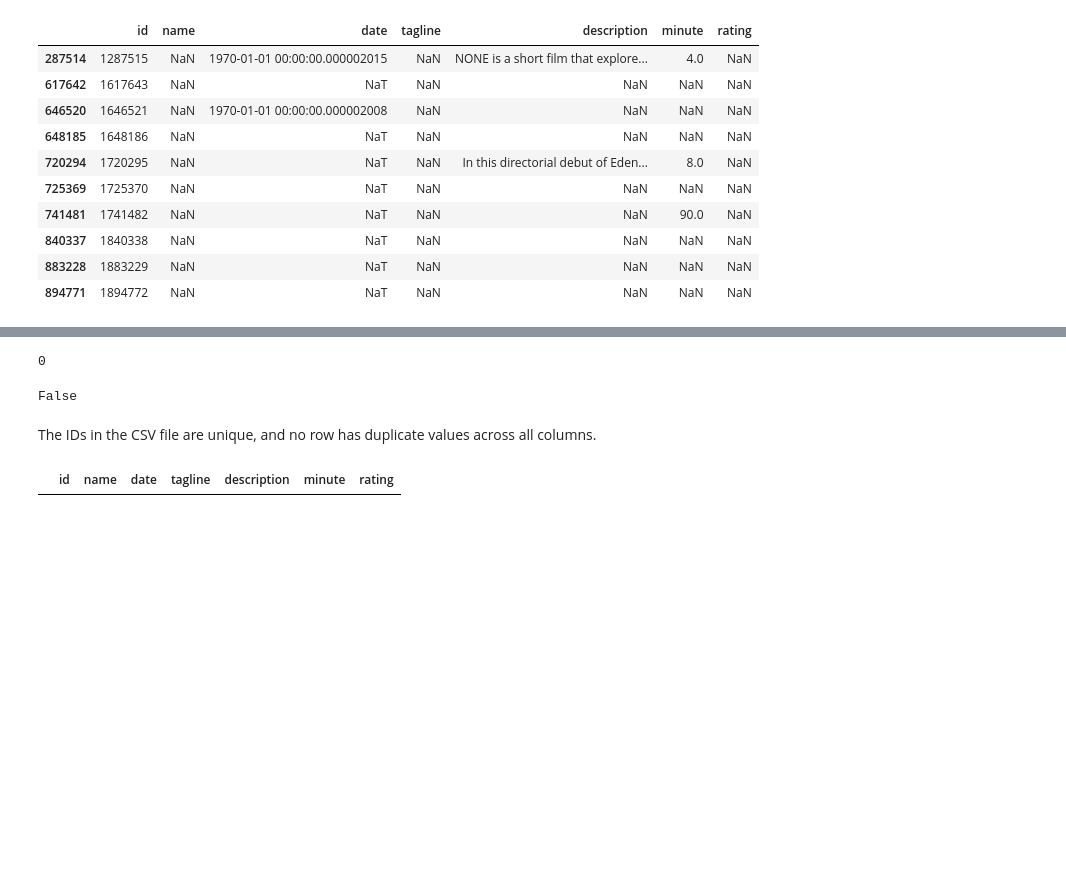
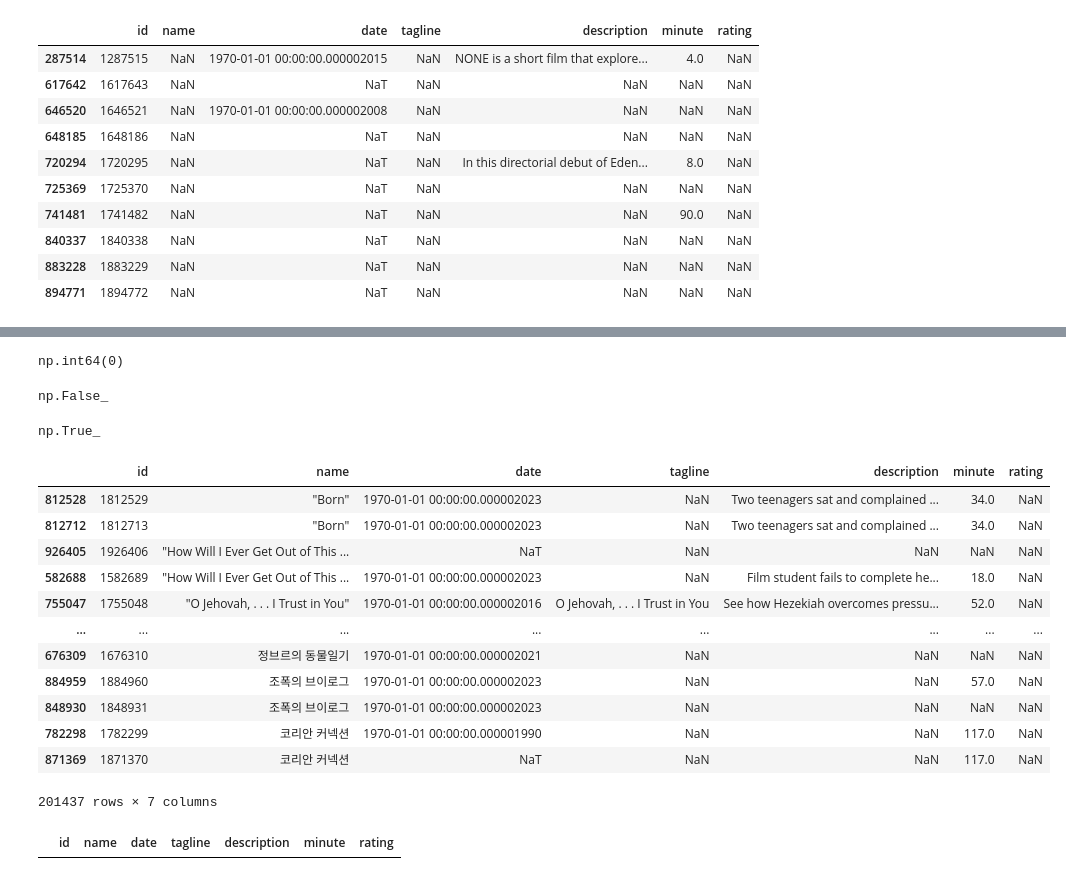
Before and after one commit to Yassek98/IUM-TWEB-Project, a Jupyter notebook: notebooks/explorations/data_exploration.ipynb, the cells around one changed output, grey strips where cells are left out. Saved outputs shown, nothing was run; the diff lists cells and outputs as text; code cells hidden in the pictures; blank space fills up the shorter version.

Commit message:
Add files via upload
ho eliminato i film con 'name' nullo e visualizzato quelli con 'name' duplicato

```diff
--- a/notebooks/explorations/data_exploration.ipynb
+++ b/notebooks/explorations/data_exploration.ipynb
@@ -6,7 +6,7 @@ import pandas as pd
 ## Movies Dataframe
 The Movies dataframe contains detailed information about over 940,000 films, including their unique IDs, titles, release dates, poster taglines, short descriptions, durations in minutes, and their ratings.
 # %%
-movies_df = pd.read_csv('../csv/movies.csv')
+movies_df = pd.read_csv('csv/movies.csv')
 # %%
 movies_df.shape
 # %% [output]
@@ -78,4 +84,4 @@ movies_df[movies_df['name'].isna()]
 # %%
 movies_df.duplicated().sum()
 # %% [output]
-0
+np.int64(0)
@@ -84,9 +88,32 @@ movies_df = movies_df.dropna(subset=['name'])
 # %%
 movies_df['id'].duplicated().any()
 # %% [output]
-False
+np.False_
-# %% [markdown]
-The IDs in the CSV file are unique, and no row has duplicate values across all columns.
+# %%
+# Trova i film con nomi duplicati
+movies_df['name'].duplicated().any()
+# %% [output]
+np.True_
+# %%
+duplicati = movies_df[movies_df['name'].duplicated(keep=False)]
+
+duplicati = duplicati.sort_values(by='name')
+
+duplicati
+# %% [output]
+|  | id | name | date | tagline | description | minute | rating |
+| 812528 | 1812529 | "Born" | 1970-01-01 00:00:00.000002023 | NaN | Two teenagers sat and complained ... | 34.0 | NaN |
+| 812712 | 1812713 | "Born" | 1970-01-01 00:00:00.000002023 | NaN | Two teenagers sat and complained ... | 34.0 | NaN |
+| 926405 | 1926406 | "How Will I Ever Get Out of This ... | NaT | NaN | NaN | NaN | NaN |
+| 582688 | 1582689 | "How Will I Ever Get Out of This ... | 1970-01-01 00:00:00.000002023 | NaN | Film student fails to complete he... | 18.0 | NaN |
+| 755047 | 1755048 | "O Jehovah, . . . I Trust in You" | 1970-01-01 00:00:00.000002016 | O Jehovah, . . . I Trust in You | See how Hezekiah overcomes pressu... | 52.0 | NaN |
+| ... | ... | ... | ... | ... | ... | ... | ... |
+| 676309 | 1676310 | 정브르의 동물일기 | 1970-01-01 00:00:00.000002021 | NaN | NaN | NaN | NaN |
+| 884959 | 1884960 | 조폭의 브이로그 | 1970-01-01 00:00:00.000002023 | NaN | NaN | 57.0 | NaN |
+| 848930 | 1848931 | 조폭의 브이로그 | 1970-01-01 00:00:00.000002023 | NaN | NaN | NaN | NaN |
+| 782298 | 1782299 | 코리안 커넥션 | 1970-01-01 00:00:00.000001990 | NaN | NaN | 117.0 | NaN |
+| 871369 | 1871370 | 코리안 커넥션 | NaT | NaN | NaN | 117.0 | NaN |
+201437 rows × 7 columns
 # %%
 movies_df[(movies_df['rating'] > 5) | (movies_df['rating'] < 0)]
 # %% [output]
```
Also changed, not shown: parts of 7 cells of this notebook.
